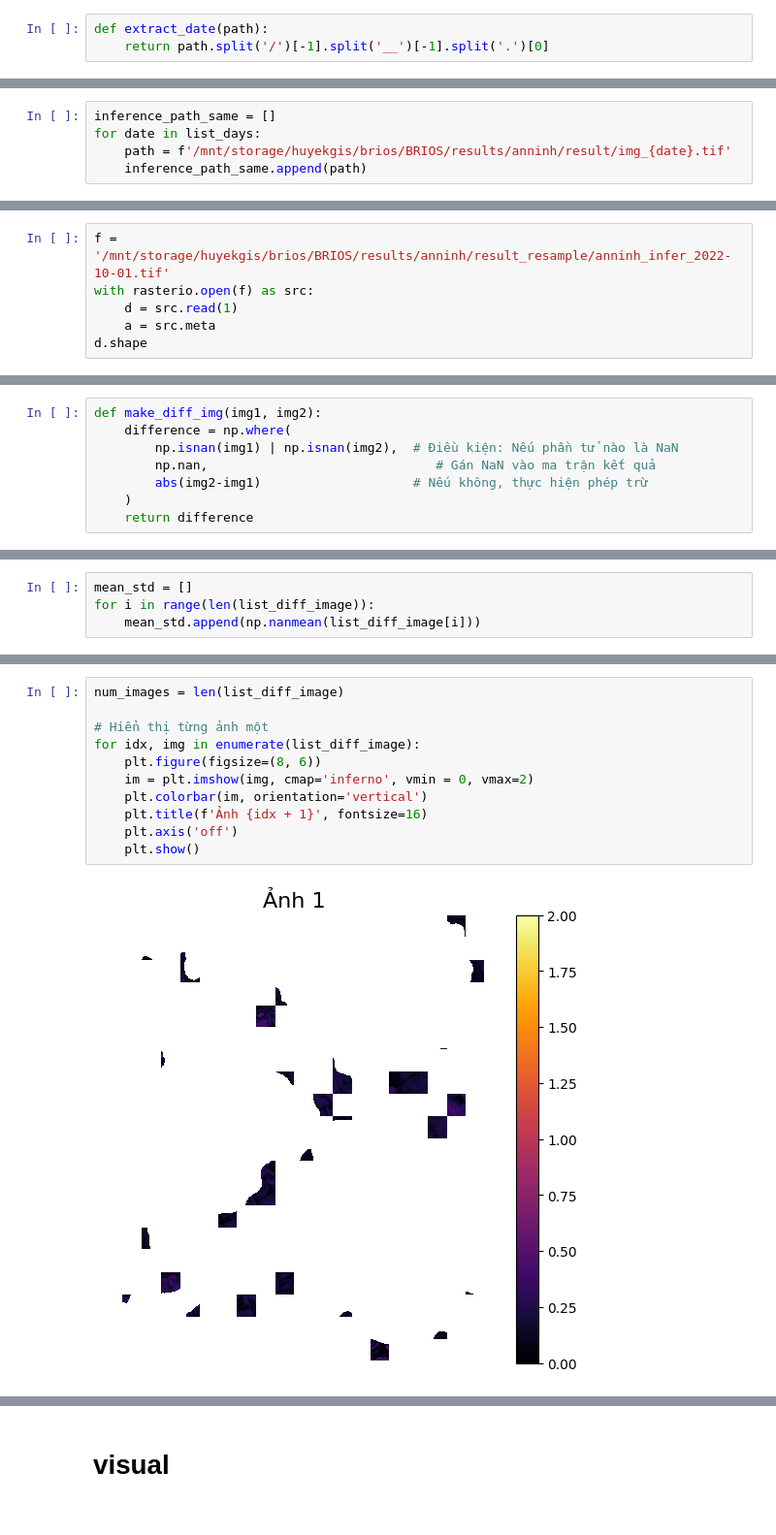
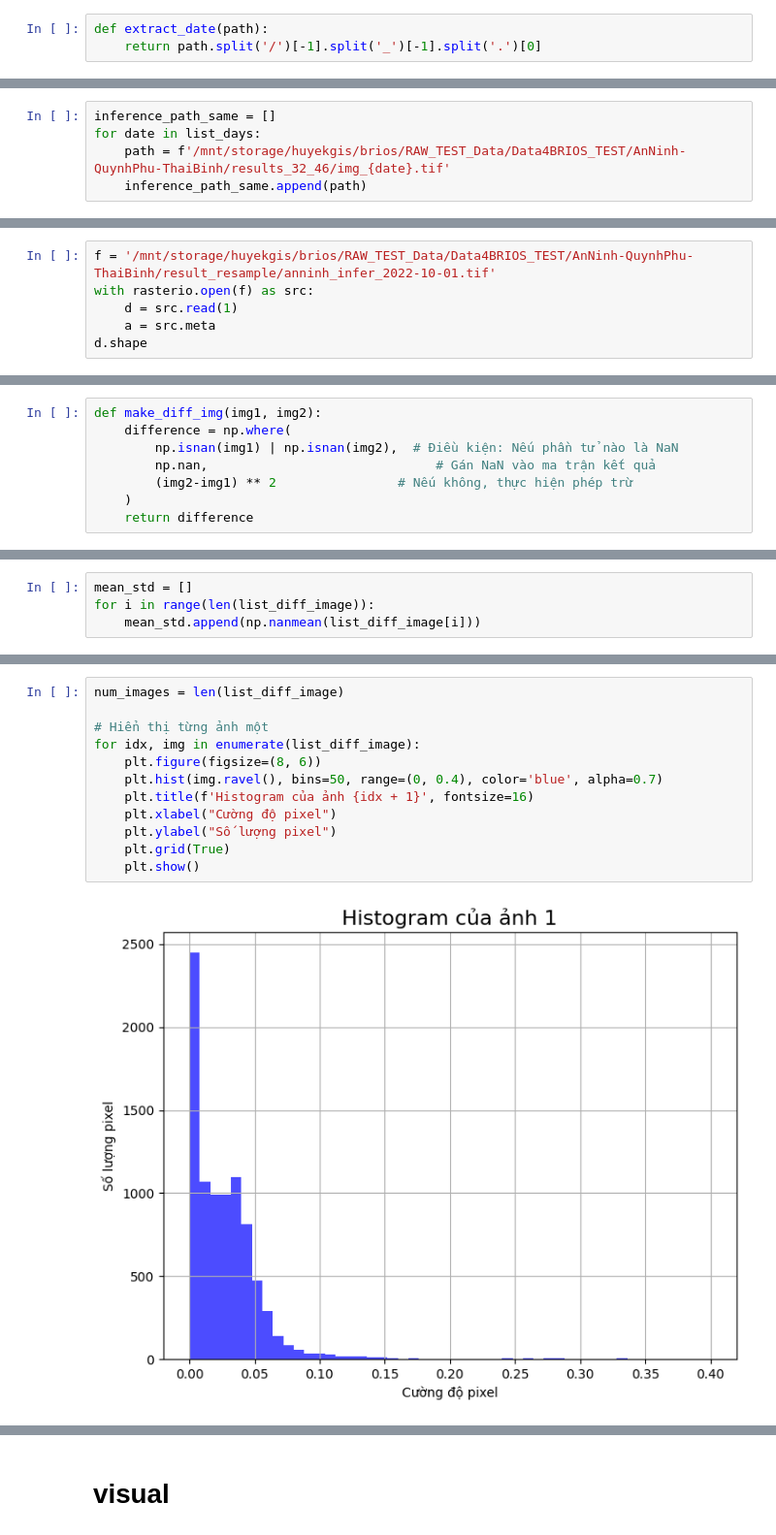
Before and after one commit to eKAI-RnD/BRIOS, a Jupyter notebook: BRIOS/notebooks/calc_difference.ipynb, the cells around one changed output, grey strips where cells are left out. Shown at 97% size. Drawn from its saved outputs; the diff is of its cells as text.

```diff
--- a/BRIOS/notebooks/calc_difference.ipynb
+++ b/BRIOS/notebooks/calc_difference.ipynb
@@ -67,6 +47,6 @@ inference_path
 # %%
 def extract_date(path):
-    return path.split('/')[-1].split('__')[-1].split('.')[0]
+    return path.split('/')[-1].split('_')[-1].split('.')[0]
 # %%
 list_days = [extract_date(path) for path in list_path]
 # %%
@@ -95,7 +75,7 @@ list_days = sorted(list_days, key=lambda x: datetime.strptime(x, '%Y-%m-%d'))
 # %%
 inference_path_same = []
 for date in list_days:
-    path = f'/mnt/storage/huyekgis/brios/BRIOS/results/anninh/result/img_{date}.tif'
+    path = f'/mnt/storage/huyekgis/brios/RAW_TEST_Data/Data4BRIOS_TEST/AnNinh-QuynhPhu-ThaiBinh/results_32_46/img_{date}.tif'
     inference_path_same.append(path)
 # %%
 inference_path_same
@@ -217,7 +197,7 @@ def calculate_rmse(array1, array2):
     rmse = np.sqrt(np.mean((valid_array1 - valid_array2) ** 2))
     return rmse
 # %%
-f = '/mnt/storage/huyekgis/brios/BRIOS/results/anninh/result_resample/anninh_infer_2022-10-01.tif'
+f = '/mnt/storage/huyekgis/brios/RAW_TEST_Data/Data4BRIOS_TEST/AnNinh-QuynhPhu-ThaiBinh/result_resample/anninh_infer_2022-10-01.tif'
 with rasterio.open(f) as src:
     d = src.read(1)
     a = src.meta
@@ -435,7 +428,7 @@ def make_diff_img(img1, img2):
     difference = np.where(
         np.isnan(img1) | np.isnan(img2),  # Điều kiện: Nếu phần tử nào là NaN
         np.nan,                              # Gán NaN vào ma trận kết quả
-        abs(img2-img1)                    # Nếu không, thực hiện phép trừ
+        (img2-img1) ** 2                # Nếu không, thực hiện phép trừ
     )
     return difference
 # %%
@@ -489,13 +490,14 @@ stt 35: 0.10783812403678894
 # %%
 num_images = len(list_diff_image)
 
 # Hiển thị từng ảnh một
 for idx, img in enumerate(list_diff_image):
     plt.figure(figsize=(8, 6))
-    im = plt.imshow(img, cmap='inferno', vmin = 0, vmax=2)
-    plt.colorbar(im, orientation='vertical')
-    plt.title(f'Ảnh {idx + 1}', fontsize=16)
-    plt.axis('off')
+    plt.hist(img.ravel(), bins=50, range=(0, 0.4), color='blue', alpha=0.7)
+    plt.title(f'Histogram của ảnh {idx + 1}', fontsize=16)
+    plt.xlabel("Cường độ pixel")
+    plt.ylabel("Số lượng pixel")
+    plt.grid(True)
     plt.show()
 # %% [output]
-[figure, old version]
+[figure, new version]
```
Also changed, not shown: parts of 31 cells of this notebook, 14 other files.
